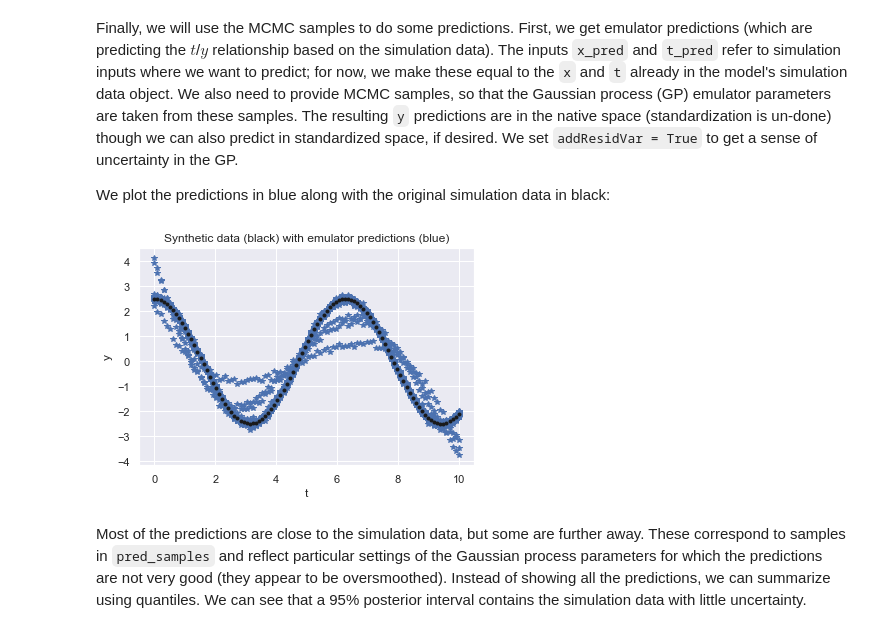
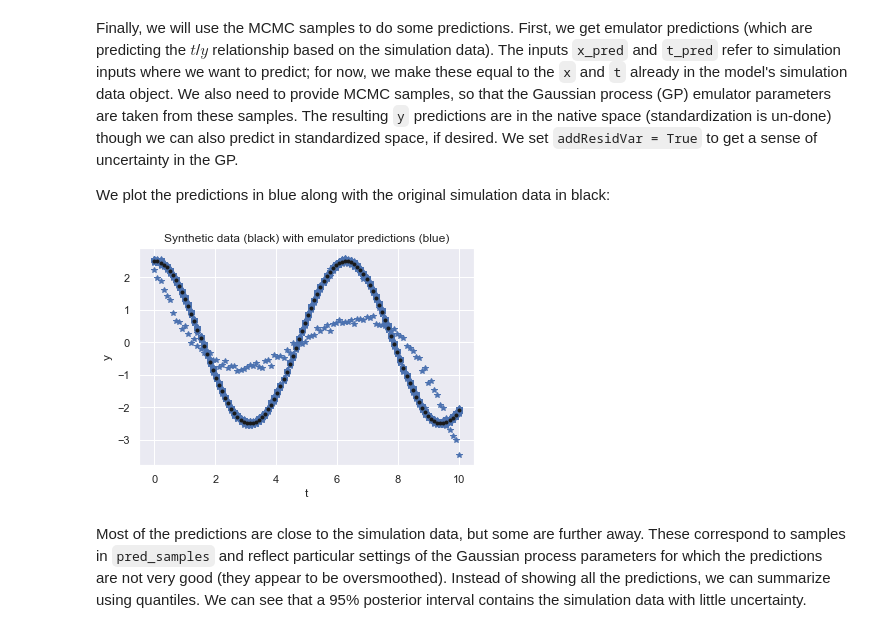
Before and after one commit to lanl/SEPIA, a Jupyter notebook: sepia/Examples/univariate_example.ipynb, the cells around one changed output. Saved outputs shown, nothing was run; the diff lists cells and outputs as text; code cells hidden in the pictures.

Commit message:
update cv pred

```diff
--- a/sepia/Examples/univariate_example.ipynb
+++ b/sepia/Examples/univariate_example.ipynb
@@ -210,21 +210,21 @@ We set `addResidVar = True` to get a sense of uncertainty in the GP.
 
 We plot the predictions in blue along with the original simulation data in black:
 # %%
-n_samp_pred = 500
-pred_samples = model.get_samples(numsamples=n_samp_pred)
+sampleset = np.arange(0, 3000, 60)
+pred_samples = model.get_samples(sampleset=sampleset)
 pred = SepiaEmulatorPrediction(samples=pred_samples, model=model, x_pred=model.data.sim_data.x_trans,
                                t_pred=model.data.sim_data.t_trans, addResidVar=True)
-# Predictions are (n_samp_pred, 100, 1)
+# Predictions are (size of sampleset, 100, 1)
 y_pred = pred.get_y_native()
 
 plt.plot(data.sim_data.t, y_pred.squeeze().T, 'b*')
 plt.plot(data.sim_data.t, data.sim_data.y, 'k.')
 plt.title('Synthetic data (black) with emulator predictions (blue)')
 plt.xlabel('t')
 plt.ylabel('y')
 plt.show()
 # %% [output]
-[figure, old version]
+[figure, new version]
 # %% [markdown]
 Most of the predictions are close to the simulation data, but some are further away.
 These correspond to samples in `pred_samples` and reflect particular settings of the Gaussian process
```
Also changed, not shown: parts of 2 cells of this notebook.
